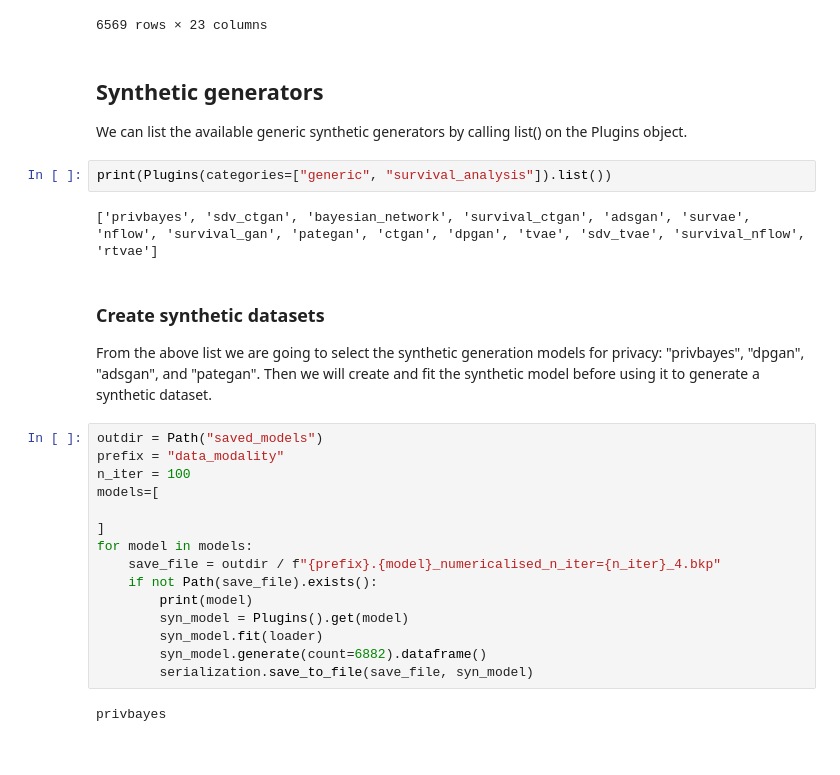
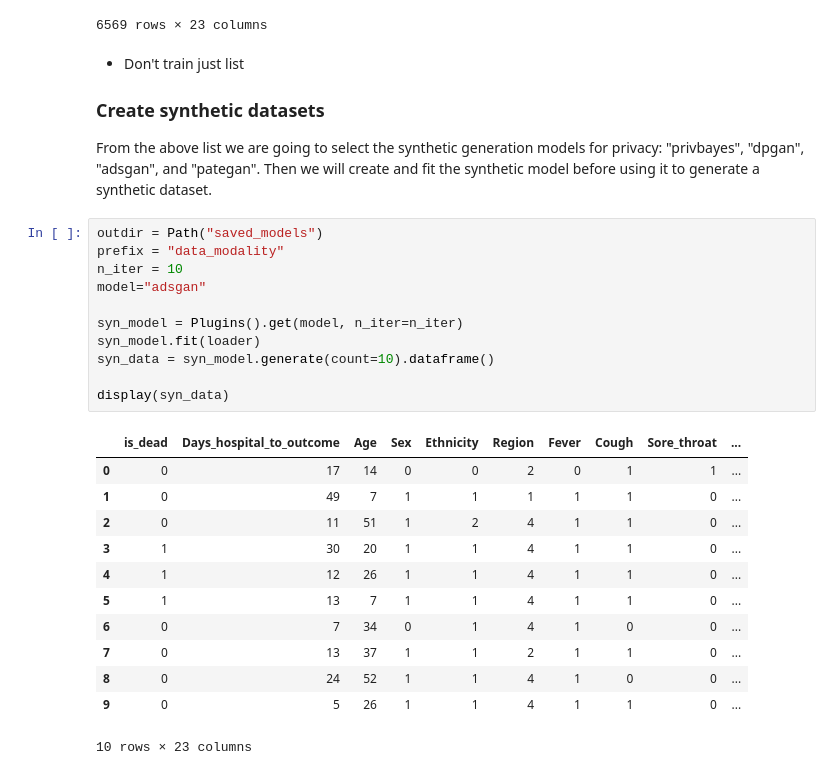
Before and after one commit to vanderschaarlab/synthetic-data-lab, a Jupyter notebook: Tutorials/Case Study 1 - Data Modality.ipynb, the cells around one changed output. Drawn from its saved outputs; the diff is of its cells as text.

```diff
--- a/Tutorials/Case Study 1 - Data Modality.ipynb
+++ b/Tutorials/Case Study 1 - Data Modality.ipynb
@@ -67,32 +69,32 @@ display(loader.dataframe())
 | 6880 | 0 | 17 | 23 | 1 | 1 | 4 | 1 | 0 | 0 | ... |
 | 6881 | 0 | 10 | 48 | 1 | 1 | 3 | 1 | 1 | 0 | ... |
 6569 rows × 23 columns
-# %% [markdown]
-## Synthetic generators
-
-We can list the available generic synthetic generators by calling list() on the Plugins object.
-# %%
-print(Plugins(categories=["generic", "survival_analysis"]).list())
-# %% [output]
-['privbayes', 'sdv_ctgan', 'bayesian_network', 'survival_ctgan', 'adsgan', 'survae', 'nflow', 'survival_gan', 'pategan', 'ctgan', 'dpgan', 'tvae', 'sdv_tvae', 'survival_nflow', 'rtvae']
 # %% [markdown]
+ - Don't train just list
 ### Create synthetic datasets
 
 From the above list we are going to select the synthetic generation models for privacy: "privbayes", "dpgan", "adsgan", and "pategan". Then we will create and fit the synthetic model before using it to generate a synthetic dataset.
 # %%
 outdir = Path("saved_models")
 prefix = "data_modality"
-n_iter = 100
-models=[
+n_iter = 10
+model="adsgan"
 
-]
-for model in models:
-    save_file = outdir / f"{prefix}.{model}_numericalised_n_iter={n_iter}_4.bkp"
-    if not Path(save_file).exists():
-        print(model)
-        syn_model = Plugins().get(model)
-        syn_model.fit(loader)
-        syn_model.generate(count=6882).dataframe()
-        serialization.save_to_file(save_file, syn_model)
+syn_model = Plugins().get(model, n_iter=n_iter)
+syn_model.fit(loader)
+syn_data = syn_model.generate(count=10).dataframe()
+
+display(syn_data)
 # %% [output]
+|  | is_dead | Days_hospital_to_outcome | Age | Sex | Ethnicity | Region | Fever | Cough | Sore_throat | ... |
+| 0 | 0 | 17 | 14 | 0 | 0 | 2 | 0 | 1 | 1 | ... |
+| 1 | 0 | 49 | 7 | 1 | 1 | 1 | 1 | 1 | 0 | ... |
+| 2 | 0 | 11 | 51 | 1 | 2 | 4 | 1 | 1 | 0 | ... |
+| 3 | 1 | 30 | 20 | 1 | 1 | 4 | 1 | 1 | 0 | ... |
+| 4 | 1 | 12 | 26 | 1 | 1 | 4 | 1 | 1 | 0 | ... |
+| 5 | 1 | 13 | 7 | 1 | 1 | 4 | 1 | 1 | 0 | ... |
+| 6 | 0 | 7 | 34 | 0 | 1 | 4 | 1 | 0 | 0 | ... |
+| 7 | 0 | 13 | 37 | 1 | 1 | 2 | 1 | 1 | 0 | ... |
+| 8 | 0 | 24 | 52 | 1 | 1 | 4 | 1 | 0 | 0 | ... |
+| 9 | 0 | 5 | 26 | 1 | 1 | 4 | 1 | 1 | 0 | ... |
-privbayes
+10 rows × 23 columns
```
Also changed, not shown: parts of 4 cells of this notebook, 4 other files.
